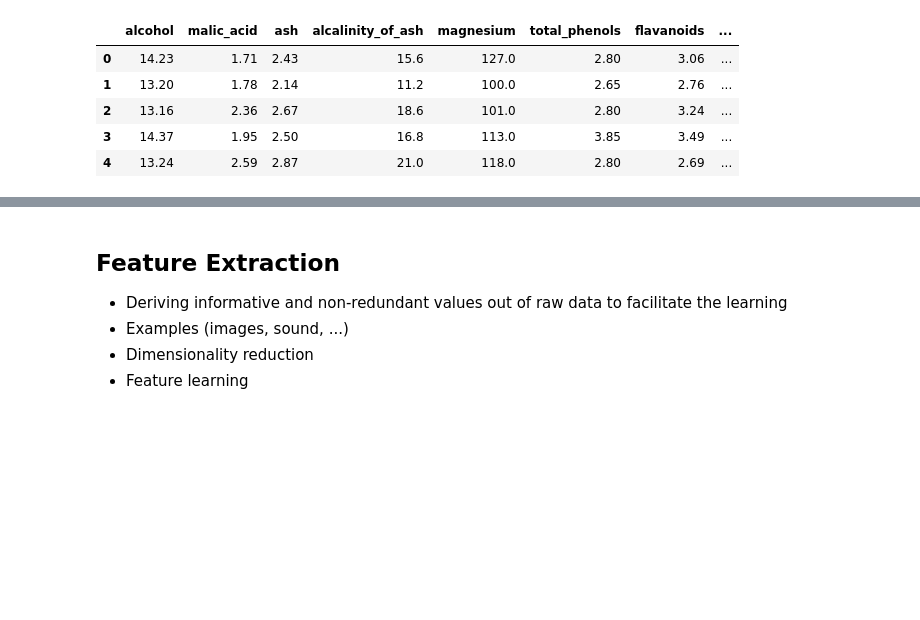
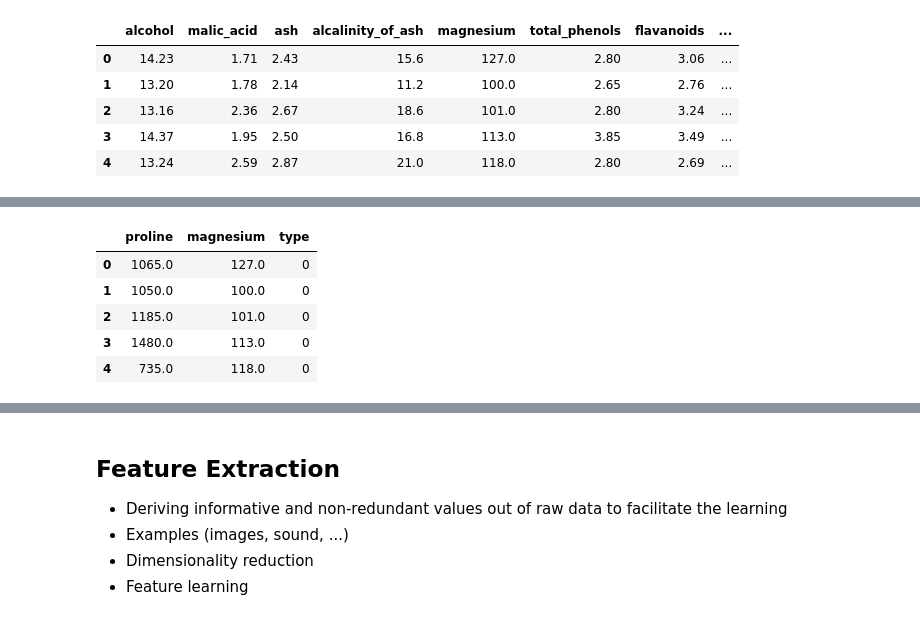
Before and after one commit to juusomer/machine-learning-for-absolute-beginners, a Jupyter notebook: notebooks/1_representing_data.ipynb, the cells around one changed output, grey strips where cells are left out. Saved outputs shown, nothing was run; the diff lists cells and outputs as text; code cells hidden in the pictures; blank space fills up the shorter version.

```diff
--- a/notebooks/1_representing_data.ipynb
+++ b/notebooks/1_representing_data.ipynb
@@ -31,0 +32,9 @@ sns.pairplot(wine_df[['alcohol', 'magnesium', 'color_intensity']]);
+# %%
+df[['proline', 'magnesium', 'type']].head()
+# %% [output]
+|  | proline | magnesium | type |
+| 0 | 1065.0 | 127.0 | 0 |
+| 1 | 1050.0 | 100.0 | 0 |
+| 2 | 1185.0 | 101.0 | 0 |
+| 3 | 1480.0 | 113.0 | 0 |
+| 4 | 735.0 | 118.0 | 0 |
```
Also changed, not shown: parts of 4 cells of this notebook, 2 other files.
